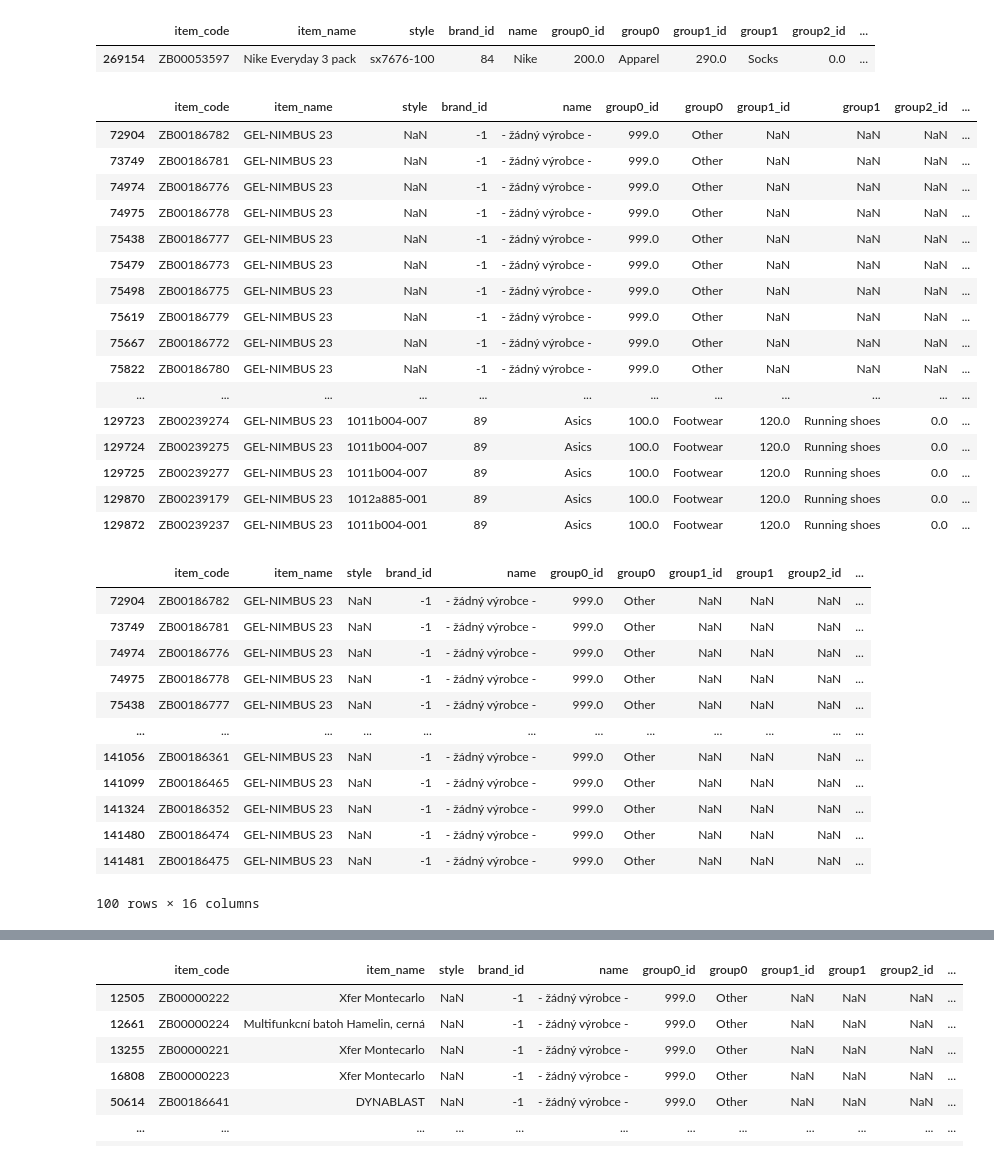
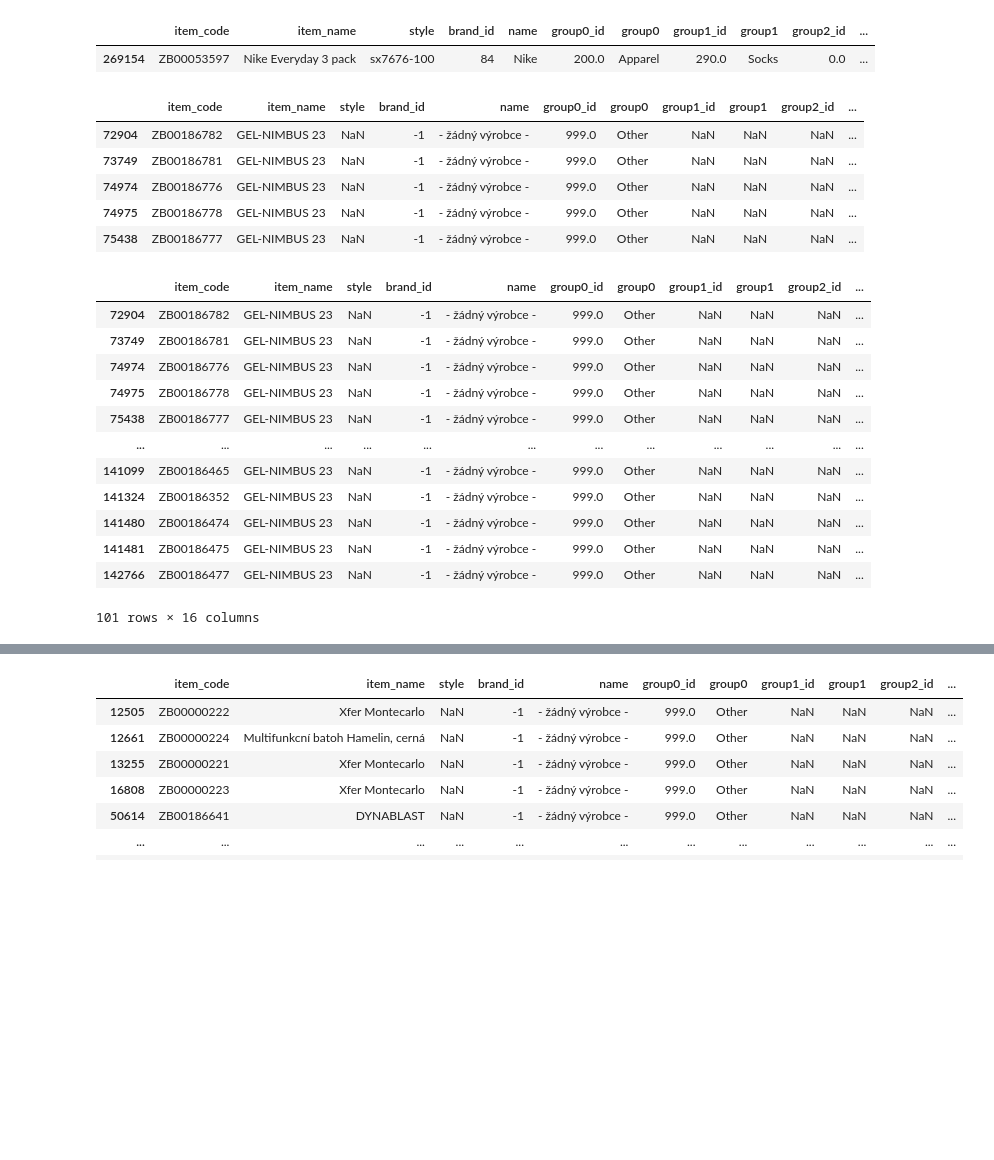
Before and after one commit to derrick-w/top4sport-sales-prediction, a Jupyter notebook: top4sport-EDA.ipynb, the cells around one changed output, grey strips where cells are left out. Cells and saved outputs as stored; diff of their text form; code cells hidden in the pictures; blank space fills up the shorter version.

```diff
--- a/top4sport-EDA.ipynb
+++ b/top4sport-EDA.ipynb
@@ -244,29 +293,18 @@ items[filter]
 |  | item_code | item_name | style | brand_id | name | group0_id | group0 | group1_id | group1 | group2_id | ... |
 | 269154 | ZB00053597 | Nike Everyday 3 pack | sx7676-100 | 84 | Nike | 200.0 | Apparel | 290.0 | Socks | 0.0 | ... |
 # %%
-filter = (items['item_name']=='GEL-NIMBUS 23')
-items[filter].head(50)
+filters = (items['item_name']=='GEL-NIMBUS 23')
+items[filters].head()
 # %% [output]
 |  | item_code | item_name | style | brand_id | name | group0_id | group0 | group1_id | group1 | group2_id | ... |
 | 72904 | ZB00186782 | GEL-NIMBUS 23 | NaN | -1 | - žádný výrobce - | 999.0 | Other | NaN | NaN | NaN | ... |
 | 73749 | ZB00186781 | GEL-NIMBUS 23 | NaN | -1 | - žádný výrobce - | 999.0 | Other | NaN | NaN | NaN | ... |
 | 74974 | ZB00186776 | GEL-NIMBUS 23 | NaN | -1 | - žádný výrobce - | 999.0 | Other | NaN | NaN | NaN | ... |
 | 74975 | ZB00186778 | GEL-NIMBUS 23 | NaN | -1 | - žádný výrobce - | 999.0 | Other | NaN | NaN | NaN | ... |
 | 75438 | ZB00186777 | GEL-NIMBUS 23 | NaN | -1 | - žádný výrobce - | 999.0 | Other | NaN | NaN | NaN | ... |
-| 75479 | ZB00186773 | GEL-NIMBUS 23 | NaN | -1 | - žádný výrobce - | 999.0 | Other | NaN | NaN | NaN | ... |
-| 75498 | ZB00186775 | GEL-NIMBUS 23 | NaN | -1 | - žádný výrobce - | 999.0 | Other | NaN | NaN | NaN | ... |
-| 75619 | ZB00186779 | GEL-NIMBUS 23 | NaN | -1 | - žádný výrobce - | 999.0 | Other | NaN | NaN | NaN | ... |
-| 75667 | ZB00186772 | GEL-NIMBUS 23 | NaN | -1 | - žádný výrobce - | 999.0 | Other | NaN | NaN | NaN | ... |
-| 75822 | ZB00186780 | GEL-NIMBUS 23 | NaN | -1 | - žádný výrobce - | 999.0 | Other | NaN | NaN | NaN | ... |
-| ... | ... | ... | ... | ... | ... | ... | ... | ... | ... | ... | ... |
-| 129723 | ZB00239274 | GEL-NIMBUS 23 | 1011b004-007 | 89 | Asics | 100.0 | Footwear | 120.0 | Running shoes | 0.0 | ... |
-| 129724 | ZB00239275 | GEL-NIMBUS 23 | 1011b004-007 | 89 | Asics | 100.0 | Footwear | 120.0 | Running shoes | 0.0 | ... |
-| 129725 | ZB00239277 | GEL-NIMBUS 23 | 1011b004-007 | 89 | Asics | 100.0 | Footwear | 120.0 | Running shoes | 0.0 | ... |
-| 129870 | ZB00239179 | GEL-NIMBUS 23 | 1012a885-001 | 89 | Asics | 100.0 | Footwear | 120.0 | Running shoes | 0.0 | ... |
-| 129872 | ZB00239237 | GEL-NIMBUS 23 | 1011b004-001 | 89 | Asics | 100.0 | Footwear | 120.0 | Running shoes | 0.0 | ... |
 # %%
-filter = (items['item_name']=='GEL-NIMBUS 23') & (items['size'].isna())
-items[filter].head(100)
+filters = (items['item_name']=='GEL-NIMBUS 23') & (items['size'].isna())
+items[filters]
 # %% [output]
 |  | item_code | item_name | style | brand_id | name | group0_id | group0 | group1_id | group1 | group2_id | ... |
 | 72904 | ZB00186782 | GEL-NIMBUS 23 | NaN | -1 | - žádný výrobce - | 999.0 | Other | NaN | NaN | NaN | ... |
@@ -275,10 +313,10 @@ items[filter].head(100)
 | 74975 | ZB00186778 | GEL-NIMBUS 23 | NaN | -1 | - žádný výrobce - | 999.0 | Other | NaN | NaN | NaN | ... |
 | 75438 | ZB00186777 | GEL-NIMBUS 23 | NaN | -1 | - žádný výrobce - | 999.0 | Other | NaN | NaN | NaN | ... |
 | ... | ... | ... | ... | ... | ... | ... | ... | ... | ... | ... | ... |
-| 141056 | ZB00186361 | GEL-NIMBUS 23 | NaN | -1 | - žádný výrobce - | 999.0 | Other | NaN | NaN | NaN | ... |
 | 141099 | ZB00186465 | GEL-NIMBUS 23 | NaN | -1 | - žádný výrobce - | 999.0 | Other | NaN | NaN | NaN | ... |
 | 141324 | ZB00186352 | GEL-NIMBUS 23 | NaN | -1 | - žádný výrobce - | 999.0 | Other | NaN | NaN | NaN | ... |
 | 141480 | ZB00186474 | GEL-NIMBUS 23 | NaN | -1 | - žádný výrobce - | 999.0 | Other | NaN | NaN | NaN | ... |
 | 141481 | ZB00186475 | GEL-NIMBUS 23 | NaN | -1 | - žádný výrobce - | 999.0 | Other | NaN | NaN | NaN | ... |
+| 142766 | ZB00186477 | GEL-NIMBUS 23 | NaN | -1 | - žádný výrobce - | 999.0 | Other | NaN | NaN | NaN | ... |
-100 rows × 16 columns
+101 rows × 16 columns
 # %%
```
Also changed, not shown: parts of 41 cells of this notebook.
